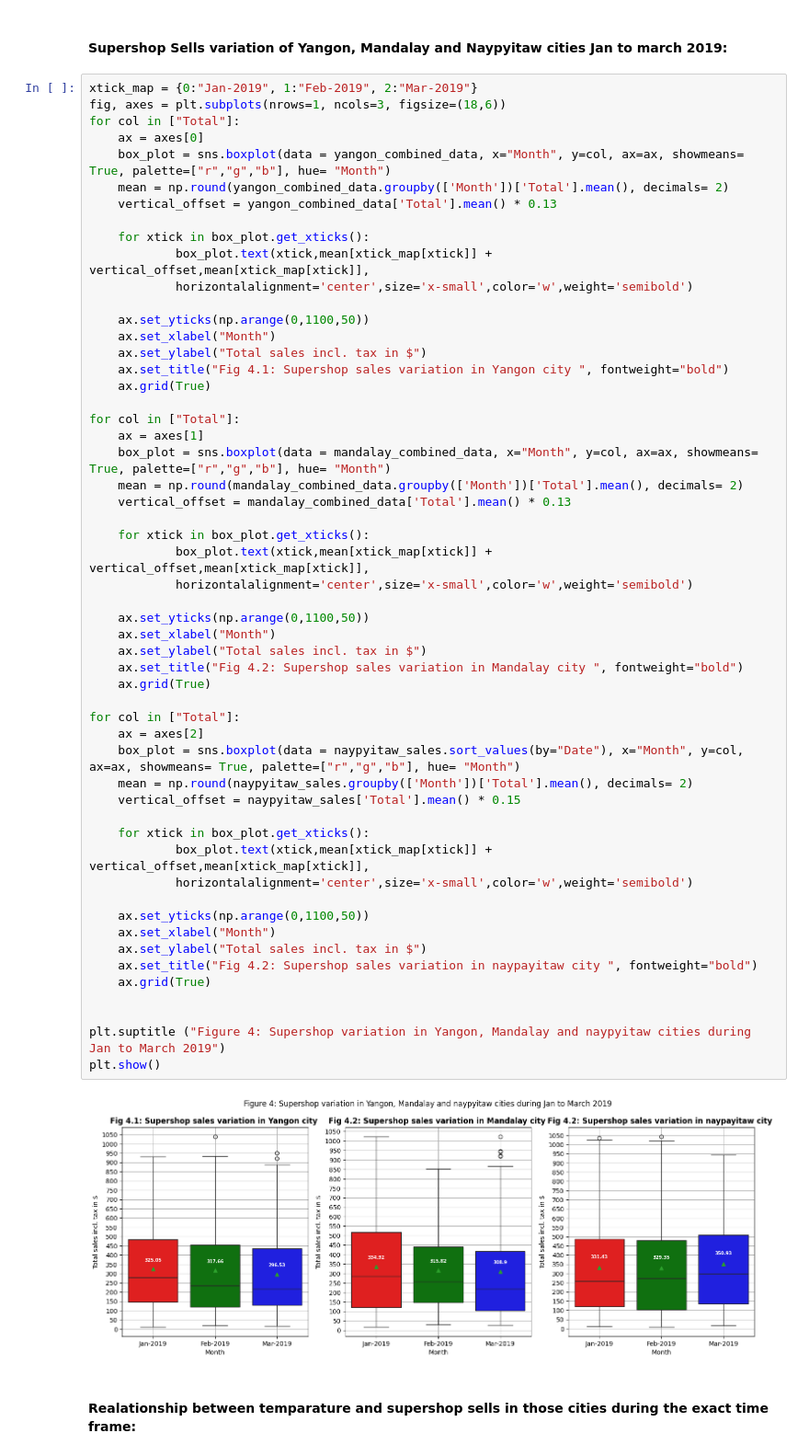
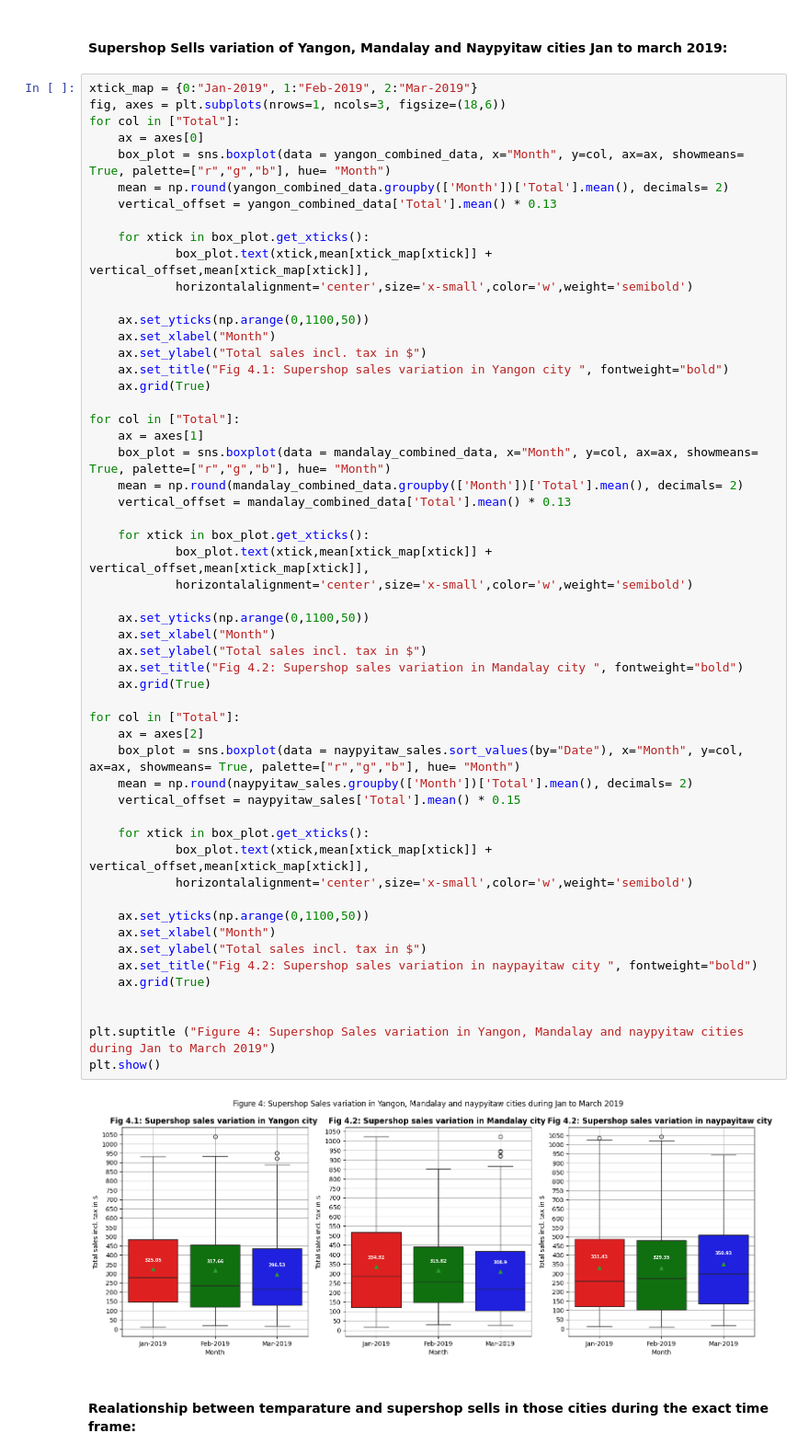
Before and after one commit to jvalue/made-template, a Jupyter notebook: project/report.ipynb, the cells around one changed output. Shown at 92% size. Drawn from its saved outputs; the diff is of its cells as text.

```diff
--- a/project/report.ipynb
+++ b/project/report.ipynb
@@ -495,35 +495,35 @@ for col in ["Total"]:
 
     for xtick in box_plot.get_xticks():
             box_plot.text(xtick,mean[xtick_map[xtick]] + vertical_offset,mean[xtick_map[xtick]],
             horizontalalignment='center',size='x-small',color='w',weight='semibold')
 
     ax.set_yticks(np.arange(0,1100,50))
     ax.set_xlabel("Month")
     ax.set_ylabel("Total sales incl. tax in $")
     ax.set_title("Fig 4.2: Supershop sales variation in Mandalay city ", fontweight="bold")
     ax.grid(True)
 
 for col in ["Total"]:
     ax = axes[2]
     box_plot = sns.boxplot(data = naypyitaw_sales.sort_values(by="Date"), x="Month", y=col, ax=ax, showmeans= True, palette=["r","g","b"], hue= "Month")
     mean = np.round(naypyitaw_sales.groupby(['Month'])['Total'].mean(), decimals= 2)
     vertical_offset = naypyitaw_sales['Total'].mean() * 0.15
 
     for xtick in box_plot.get_xticks():
             box_plot.text(xtick,mean[xtick_map[xtick]] + vertical_offset,mean[xtick_map[xtick]],
             horizontalalignment='center',size='x-small',color='w',weight='semibold')
 
     ax.set_yticks(np.arange(0,1100,50))
     ax.set_xlabel("Month")
     ax.set_ylabel("Total sales incl. tax in $")
     ax.set_title("Fig 4.2: Supershop sales variation in naypayitaw city ", fontweight="bold")
     ax.grid(True)
 
 
-plt.suptitle ("Figure 4: Supershop variation in Yangon, Mandalay and naypyitaw cities during Jan to March 2019")
+plt.suptitle ("Figure 4: Supershop Sales variation in Yangon, Mandalay and naypyitaw cities during Jan to March 2019")
 plt.show()
 # %% [output]
-[figure, old version]
+[figure, new version]
 # %% [markdown]
 #### Realationship between temparature and supershop sells in those cities during the exact time frame:
 # %%
```
Also changed, not shown: 1 other file.
